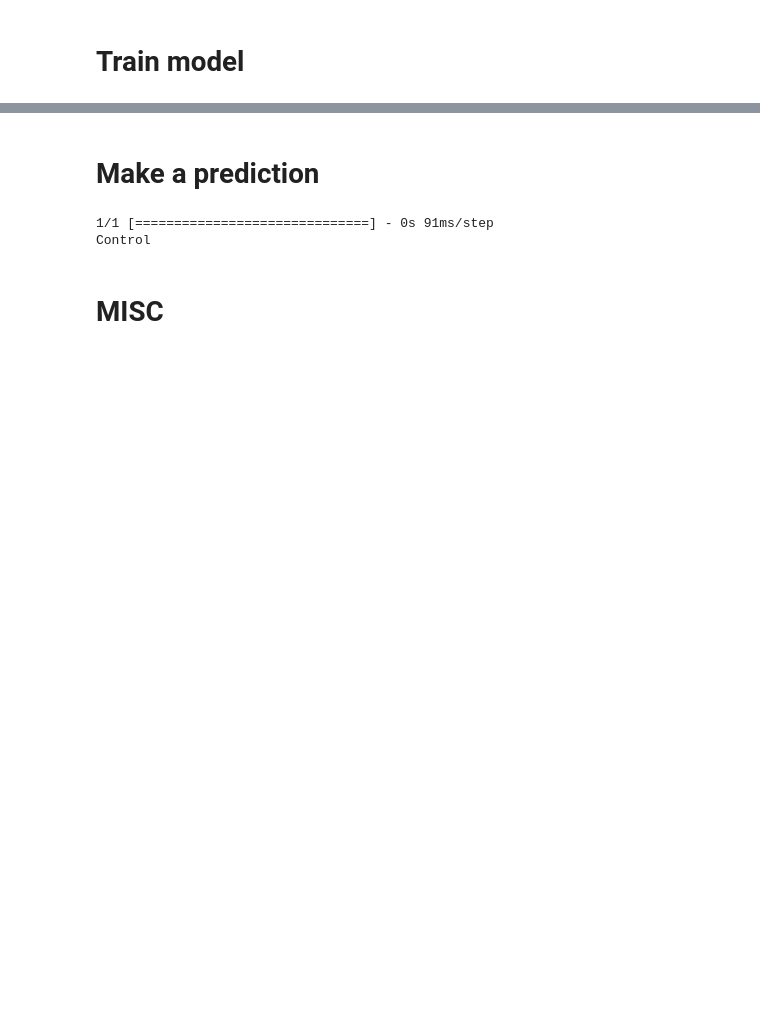
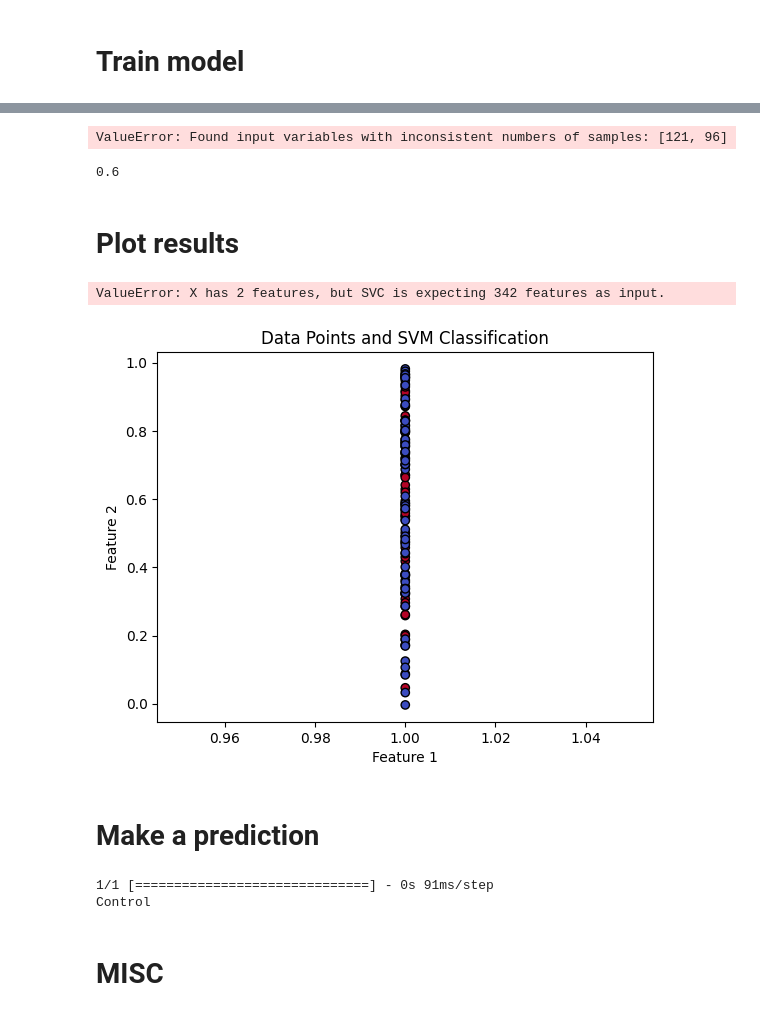
Before and after one commit to Bishara10/EEG-Classification, a Jupyter notebook: EEG_Classification.ipynb, the cells around one changed output, grey strips where cells are left out. Saved outputs shown, nothing was run; the diff lists cells and outputs as text; code cells hidden in the pictures; blank space fills up the shorter version.

```diff
--- a/EEG_Classification.ipynb
+++ b/EEG_Classification.ipynb
@@ -271,5 +199,4 @@ y = np.concatenate((labelsADHD, labelsControl), axis=0)
+# %%
+X_train, X_test, y_train, y_test = train_test_split(X, y, test_size=0.2, random_state=42)
 # %% [markdown]
 # Train model
-# %%
-# Train the model
-cnn.fit(X, y, epochs=10, batch_size=16, validation_split=0.2)
@@ -298,3 +203,43 @@ Epoch 10/10
+# %%
+svm = SVC(kernel='linear')
+
+
+svm.fit(X_scaled, y_train)
+# %% [output]
+ValueError: Found input variables with inconsistent numbers of samples: [121, 96]
+# %%
+svm.score(X_test, y_test)
+# %% [output]
+0.6
+# %% [markdown]
+# Plot results
+# %%
+# Define the mesh grid parameters
+h = .02  # Step size in the mesh
+x_min, x_max = X[:, 0].min() - 1, X[:, 0].max() + 1
+y_min, y_max = X[:, 1].min() - 1, X[:, 1].max() + 1
+xx, yy = np.meshgrid(np.arange(x_min, x_max, h), np.arange(y_min, y_max, h))
+# %%
+# Plot the data points
+plt.scatter(X[:, 0], X[:, 1], c=y, cmap=plt.cm.coolwarm, edgecolors='k')
+plt.xlabel('Feature 1')
+plt.ylabel('Feature 2')
+plt.title('Data Points and SVM Classification')
+
+Z = svm.predict(np.c_[xx.ravel(), yy.ravel()])
+Z = Z.reshape(xx.shape)
+
+# Plot the decision boundary
+plt.contourf(xx, yy, Z, alpha=0.3, cmap=plt.cm.coolwarm)
+plt.scatter(X[:, 0], X[:, 1], c=y, cmap=plt.cm.coolwarm, edgecolors='k')
+
+plt.xlabel('Feature 1')
+plt.ylabel('Feature 2')
+plt.title('SVM Decision Boundary with Data Points')
+plt.show()
+# %% [output]
+ValueError: X has 2 features, but SVC is expecting 342 features as input.
+[figure, added]
 # %% [markdown]
 # Make a prediction
 # %%
```
Also changed, not shown: parts of 46 cells of this notebook.
